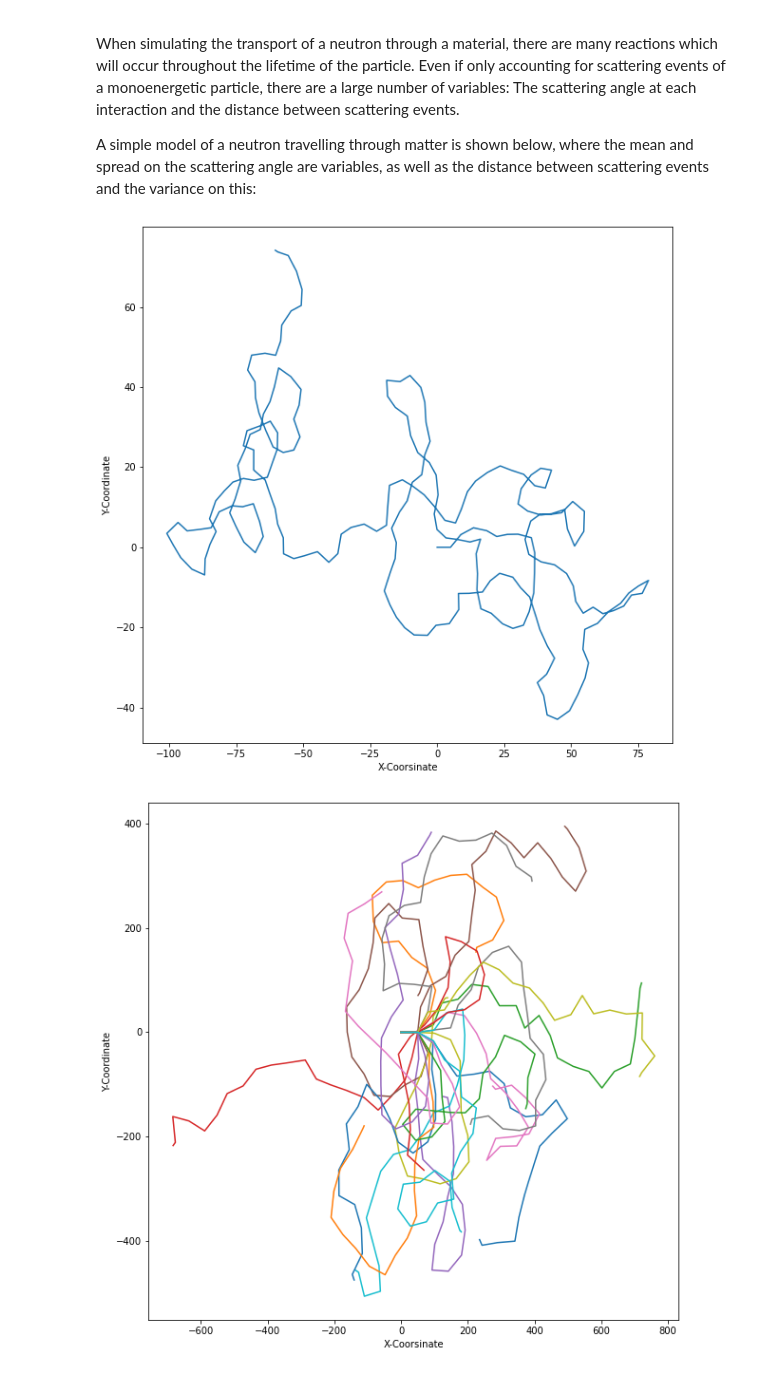
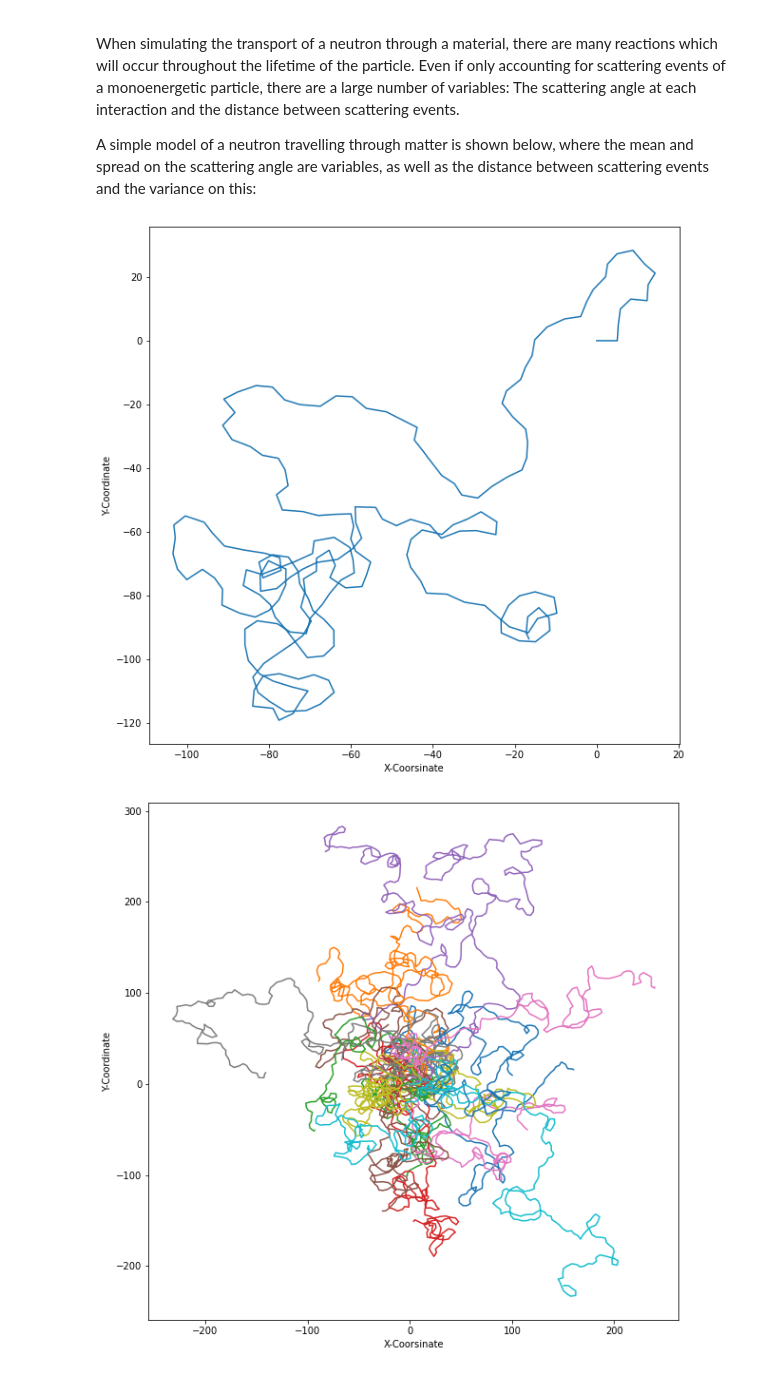
Before and after one commit to fusion-energy/neutronics-workshop, a Jupyter notebook: tasks/task_00_monte_carlo_introduction/1_particle_simulation.ipynb, the cells around one changed output. Saved outputs shown, nothing was run; the diff lists cells and outputs as text; code cells hidden in the pictures.

```diff
--- a/tasks/task_00_monte_carlo_introduction/1_particle_simulation.ipynb
+++ b/tasks/task_00_monte_carlo_introduction/1_particle_simulation.ipynb
@@ -8,8 +8,8 @@ A simple model of a neutron travelling through matter is shown below, where the
 from utils import plot_track, create_particle_track
 
 particle_life_time = 1000
-mean_angle = 10
-angle_spread = 30
+mean_angle = 30
+angle_spread = 14
 mean_free_path = 5
 mean_free_path_spread = 1
 number_of_tracks = 1
@@ -20,19 +20,19 @@ for i in range(number_of_tracks):
     track_list.append(create_particle_track(particle_life_time, mean_angle, angle_spread, mean_free_path, mean_free_path_spread, distribution_type))
 plot_track(track_list)
 # %% [output]
-[figure, old version]
+[figure, new version]
 # %%
 particle_life_time = 1000
-mean_angle = 10
-angle_spread = 30
-mean_free_path = 50
+mean_angle = 30
+angle_spread = 14
+mean_free_path = 5
 mean_free_path_spread = 1
 number_of_tracks = 20
 distribution_type = 'gauss' #'uniform' or 'gauss'
 
 track_list = []
 for i in range(number_of_tracks):
     track_list.append(create_particle_track(particle_life_time, mean_angle, angle_spread, mean_free_path, mean_free_path_spread, distribution_type))
 plot_track(track_list)
 # %% [output]
-[figure, old version]
+[figure, new version]
```
Also changed, not shown: 1 other file.
